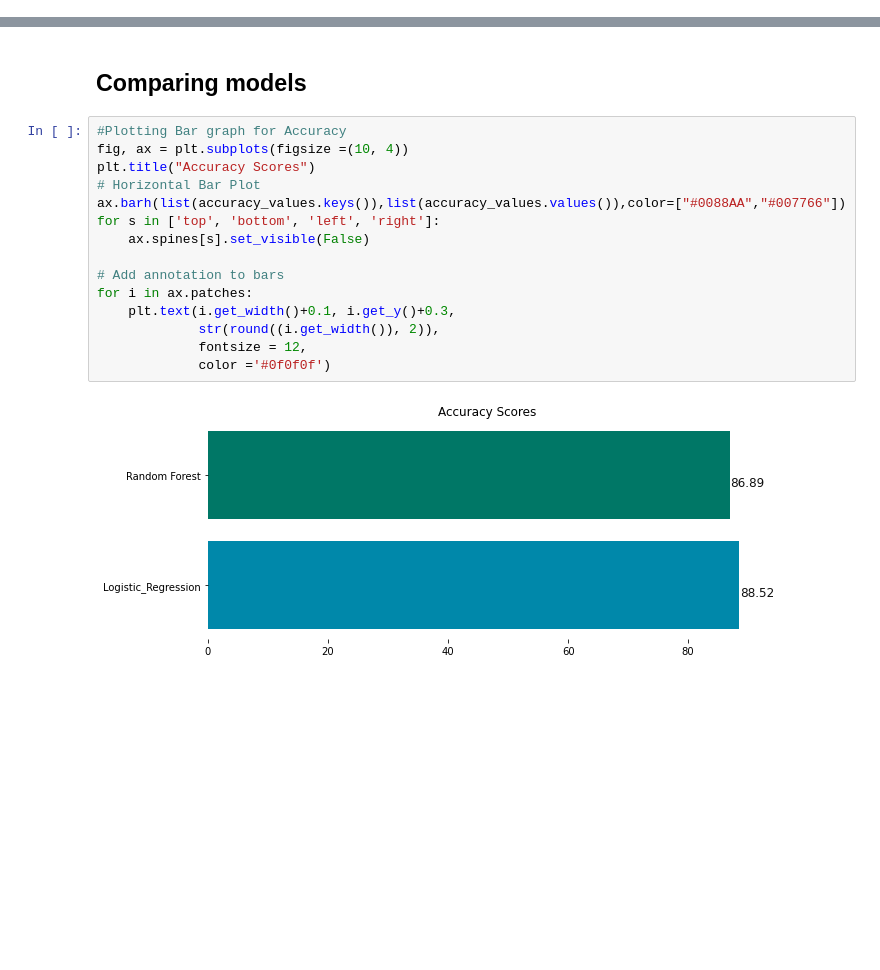
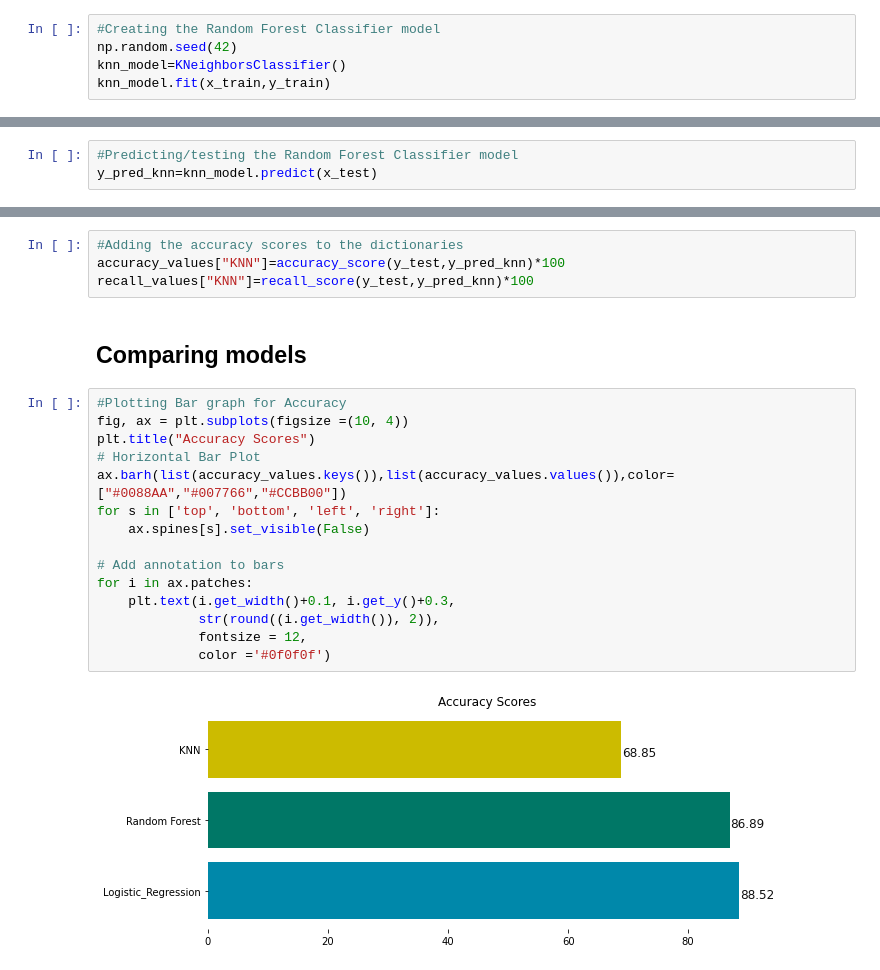
Before and after one commit to Anjankumar53/Heart_Disease_Prediction, a Jupyter notebook: Model.ipynb, the cells around one changed output, grey strips where cells are left out. Cells and saved outputs as stored; diff of their text form; blank space fills up the shorter version.

```diff
--- a/Model.ipynb
+++ b/Model.ipynb
@@ -154,0 +157,5 @@ recall_values["Random Forest"]=recall_score(y_test,y_pred_rfc)*100
+# %%
+#Creating the Random Forest Classifier model
+np.random.seed(42)
+knn_model=KNeighborsClassifier()
+knn_model.fit(x_train,y_train)
@@ -154,0 +164,3 @@ recall_values["Random Forest"]=recall_score(y_test,y_pred_rfc)*100
+# %%
+#Predicting/testing the Random Forest Classifier model
+y_pred_knn=knn_model.predict(x_test)
@@ -155,22 +176,26 @@ recall_values["Random Forest"]=recall_score(y_test,y_pred_rfc)*100
+# %%
+#Adding the accuracy scores to the dictionaries
+accuracy_values["KNN"]=accuracy_score(y_test,y_pred_knn)*100
+recall_values["KNN"]=recall_score(y_test,y_pred_knn)*100
 # %% [markdown]
 ## Comparing models
 # %%
 #Plotting Bar graph for Accuracy
 fig, ax = plt.subplots(figsize =(10, 4))
 plt.title("Accuracy Scores")
 # Horizontal Bar Plot
-ax.barh(list(accuracy_values.keys()),list(accuracy_values.values()),color=["#0088AA","#007766"])
+ax.barh(list(accuracy_values.keys()),list(accuracy_values.values()),color=["#0088AA","#007766","#CCBB00"])
 for s in ['top', 'bottom', 'left', 'right']:
     ax.spines[s].set_visible(False)
 
 # Add annotation to bars
 for i in ax.patches:
     plt.text(i.get_width()+0.1, i.get_y()+0.3,
              str(round((i.get_width()), 2)),
              fontsize = 12,
              color ='#0f0f0f')
 # %% [output]
-[figure, old version]
+[figure, new version]
 # %%
 fig, ax = plt.subplots(figsize =(10, 4))
 plt.title("Recall Scores")
```
Also changed, not shown: parts of 5 cells of this notebook.
